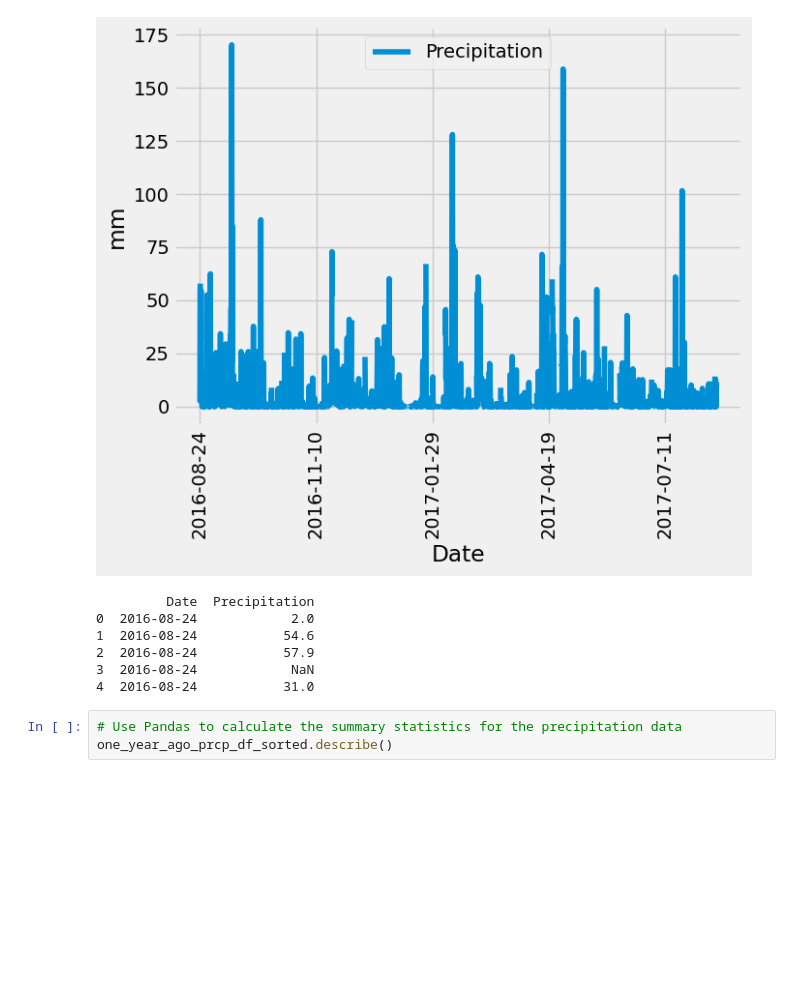
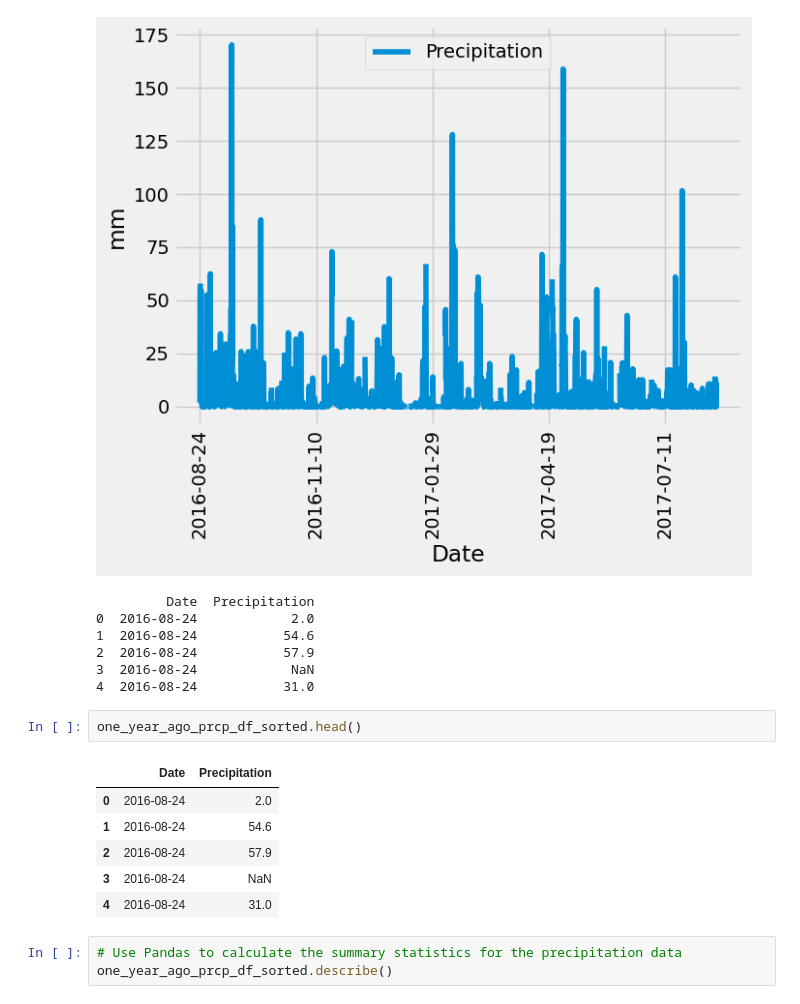
Before and after one commit to mpeck34/sqalchemy-challenge, a Jupyter notebook: SurfsUp/climate_starter.ipynb, the cells around one changed output. Cells and saved outputs as stored; diff of their text form; blank space fills up the shorter version.

```diff
--- a/SurfsUp/climate_starter.ipynb
+++ b/SurfsUp/climate_starter.ipynb
@@ -82,6 +82,15 @@ print(one_year_ago_prcp_df_sorted.head())
 2  2016-08-24           57.9
 3  2016-08-24            NaN
 4  2016-08-24           31.0
+# %%
+one_year_ago_prcp_df_sorted.head()
+# %% [output]
+|  | Date | Precipitation |
+| 0 | 2016-08-24 | 2.0 |
+| 1 | 2016-08-24 | 54.6 |
+| 2 | 2016-08-24 | 57.9 |
+| 3 | 2016-08-24 | NaN |
+| 4 | 2016-08-24 | 31.0 |
 # %%
 # Use Pandas to calculate the summary statistics for the precipitation data
 one_year_ago_prcp_df_sorted.describe()
```
Also changed, not shown: parts of 1 cell of this notebook, 1 other file.
